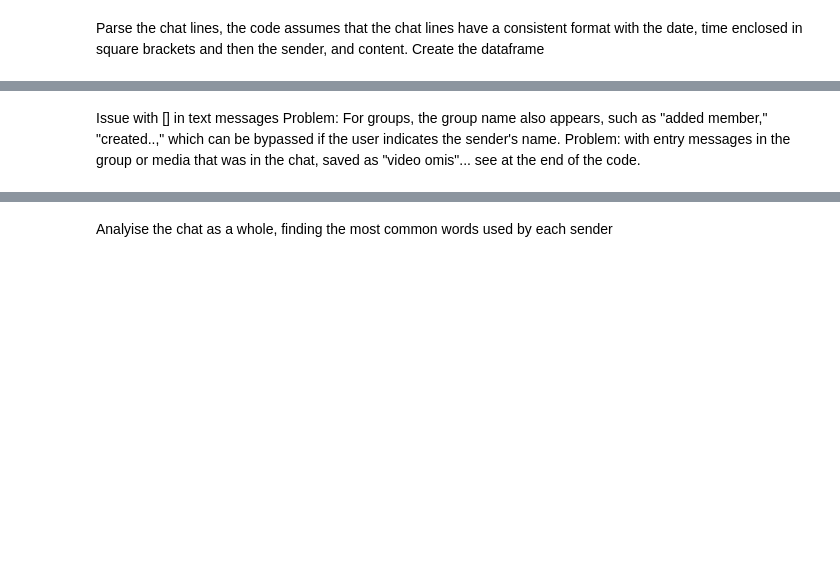
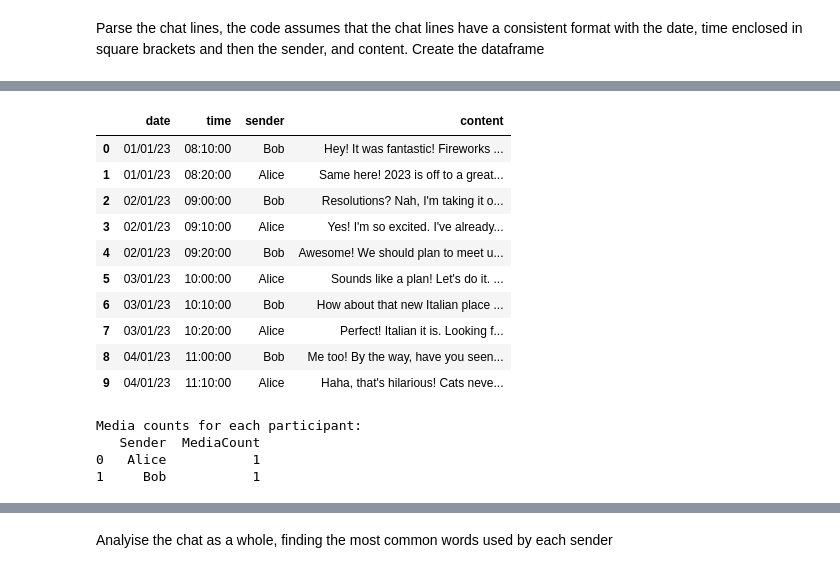
Before and after one commit to BeatriceMusizza/WhatsApp-Chat-Analysis, a Jupyter notebook: chat.ipynb, the cells around one changed output, grey strips where cells are left out. Drawn from its saved outputs; the diff is of its cells as text; code cells hidden in the pictures; blank space fills up the shorter version.

Commit message:
Created the chats to use as example and adapt the code (english language).

```diff
--- a/chat.ipynb
+++ b/chat.ipynb
@@ -64,7 +48,33 @@ df.head(10) #here we have the dataframe
-# %% [markdown]
-Issue with [] in text messages
-Problem: For groups, the group name also appears, such as "added member," "created..," which can be bypassed if the user indicates the sender's name.
-Problem: with entry messages in the group or media that was in the chat, saved as "video omis"... see at the end of the code.
+# %%
+df, rows_with_removed_elements = parsing("twopart_chat.txt")
+df.head(10)
+# %% [output]
+|  | date | time | sender | content |
+| 0 | 01/01/23 | 08:10:00 | Bob | Hey! It was fantastic! Fireworks ... |
+| 1 | 01/01/23 | 08:20:00 | Alice | Same here! 2023 is off to a great... |
+| 2 | 02/01/23 | 09:00:00 | Bob | Resolutions? Nah, I'm taking it o... |
+| 3 | 02/01/23 | 09:10:00 | Alice | Yes! I'm so excited. I've already... |
+| 4 | 02/01/23 | 09:20:00 | Bob | Awesome! We should plan to meet u... |
+| 5 | 03/01/23 | 10:00:00 | Alice | Sounds like a plan! Let's do it. ... |
+| 6 | 03/01/23 | 10:10:00 | Bob | How about that new Italian place ... |
+| 7 | 03/01/23 | 10:20:00 | Alice | Perfect! Italian it is. Looking f... |
+| 8 | 04/01/23 | 11:00:00 | Bob | Me too! By the way, have you seen... |
+| 9 | 04/01/23 | 11:10:00 | Alice | Haha, that's hilarious! Cats neve... |
+# %%
+def count_media() -> pd.DataFrame:
+    df, rows_with_removed_elements = parsing("twopart_chat.txt")
+    removed_counts = rows_with_removed_elements['sender'].value_counts().reset_index()
+    removed_counts.columns = ['Sender', 'MediaCount']
+    return removed_counts
+
+removed_counts_df = count_media()
+print("Media counts for each participant:")
+print(removed_counts_df)
+# %% [output]
+Media counts for each participant:
+   Sender  MediaCount
+0   Alice           1
+1     Bob           1
 # %%
 from collections import Counter
 import nltk
```
Also changed, not shown: parts of 13 cells of this notebook, 6 other files.
